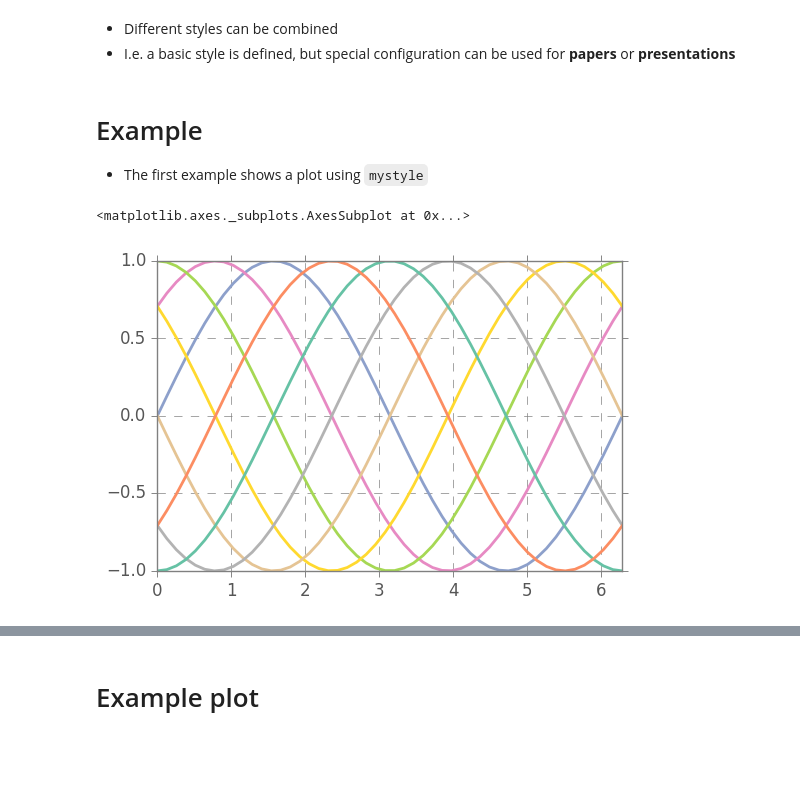
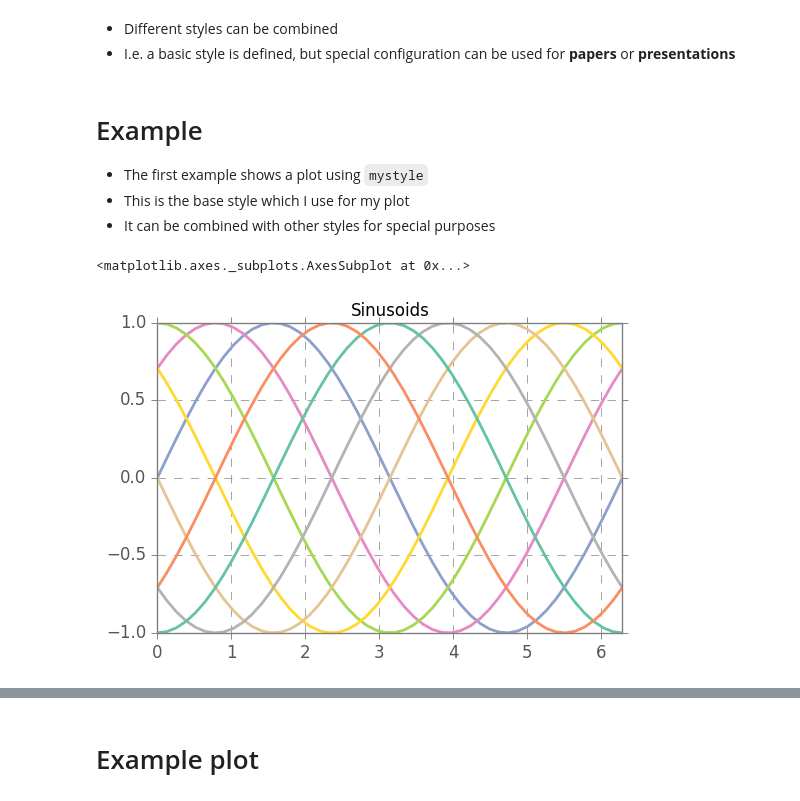
Before and after one commit to mighelone/quality_plot, a Jupyter notebook: matplotlib-configuration.ipynb, the cells around one changed output, grey strips where cells are left out. Saved outputs shown, nothing was run; the diff lists cells and outputs as text; code cells hidden in the pictures; blank space fills up the shorter version.

```diff
--- a/matplotlib-configuration.ipynb
+++ b/matplotlib-configuration.ipynb
@@ -18,7 +32,7 @@ import numpy as np
 
 * The default style settings can be visualized using the command:
 # %%
-plt.rcParamsDefault
+plt.rcParams
 # %% [output]
 RcParams({'agg.path.chunksize': 0,
           'animation.avconv_args': [],
@@ -45,2 +60,10 @@ RcParams({'agg.path.chunksize': 0,
-# %%
-plt.rcParams['axes.linewidth'] = 2
+# %%
+plt.rcParams['lines.linewidth'] = 5
+ax = plt.subplot(111)
+x = np.linspace(0, 1, 200)
+y = 2 * x + np.random.randn(len(x))*0.3
+ax.plot(x, y, label='my label')
+ax.set_title('My title')
+ax.set_xlabel('X axis')
+ax.set_ylabel('Y axis')
+ax.legend()
@@ -49,6 +75,9 @@ plt.rcParams['axes.linewidth'] = 2
 
 * It is possible to define customized style sheets
 * `matplotlib` has already some style sheets:
+# %%
+rcParamsInitial = plt.rcParams
+plt.rcParamsDefault = rcParamsInitial
 # %%
 plt.style.available
 # %% [output]
@@ -105,19 +135,24 @@ plt.style.use(['mystyle', 'mystyle-nb'])
 # Example
 
 * The first example shows a plot using `mystyle`
+* This is the base style which I use for my plot
+* It can be combined with other styles for special purposes
 # %%
 def plot_sin():
     ax = plt.subplot(111)
     L = 2*np.pi
     x = np.linspace(0, L)
-    ncolors = len(plt.rcParams['axes.color_cycle'])
+    ncolors = len(plt.rcParams['axes.prop_cycle'])
     shift = np.linspace(0, L, ncolors, endpoint=False)
     for s in shift:
-        ax.plot(x, np.sin(x + s), '-')
+        ax.plot(x, np.sin(x + s))
     ax.margins(0)
+    ax.set_title('Sinusoids')
     return ax
 
+plt.rcParams.update(plt.rcParamsDefault) # reset to default style
+plt.style.use(['mystyle', 'mystyle-nb'])
 plot_sin()
 # %% [output]
 <matplotlib.axes._subplots.AxesSubplot at 0x...>
-[figure, old version]
+[figure, new version]
```
Also changed, not shown: parts of 19 cells of this notebook, 1 other file.
